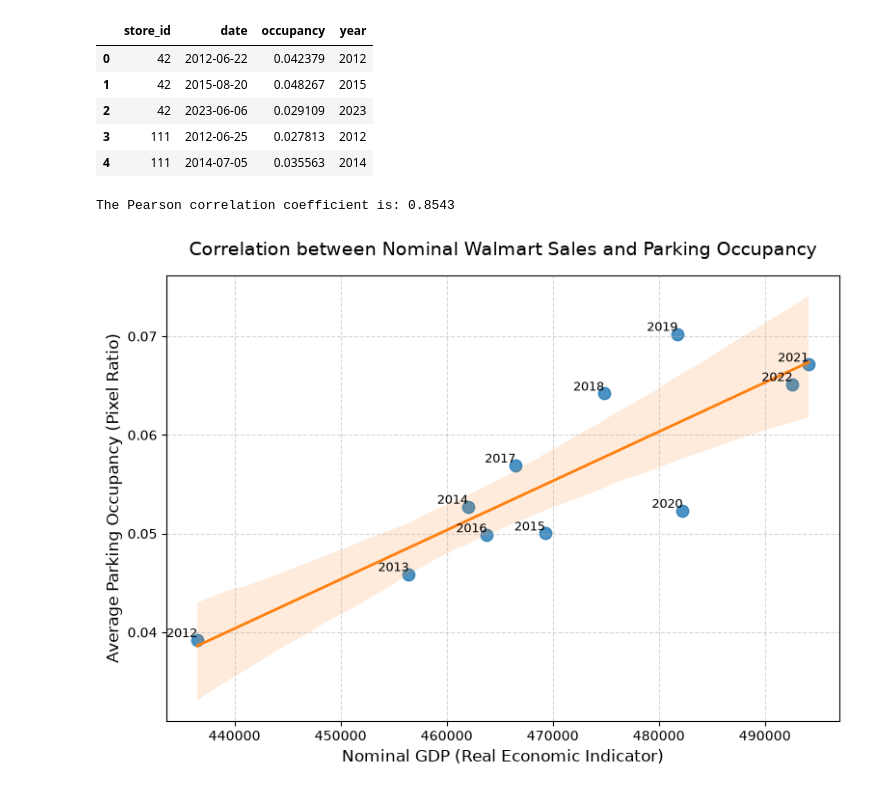
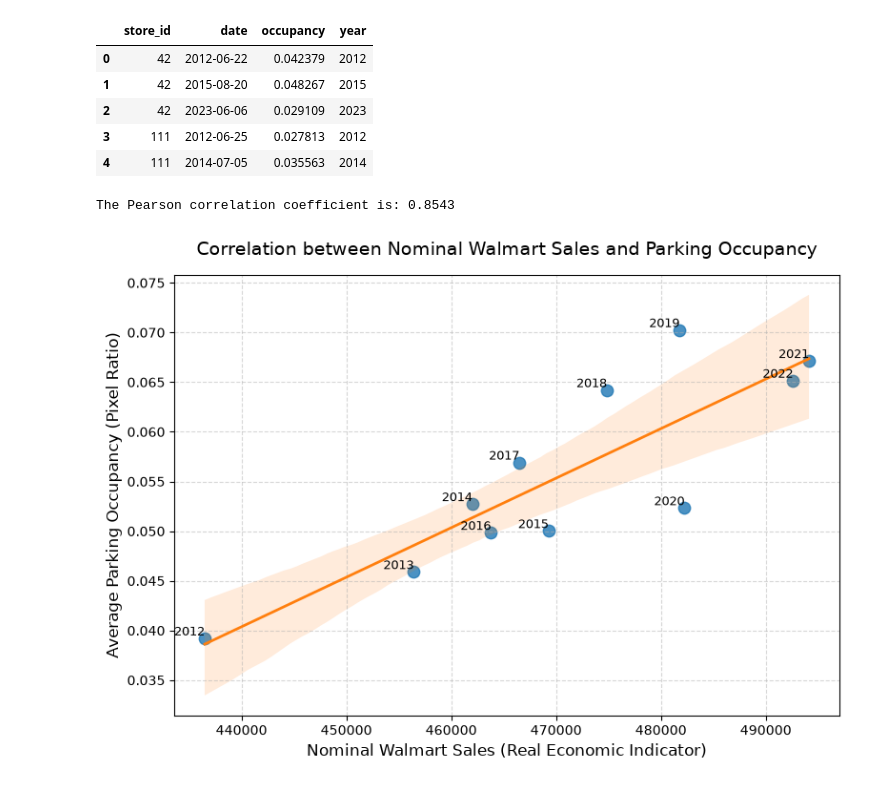
Before and after one commit to Manzife/Application-of-Deep-learning-image, a Jupyter notebook: notebooks/analysis/correlation_analysis.ipynb, the cells around one changed output. Cells and saved outputs as stored; diff of their text form; code cells hidden in the pictures.

```diff
--- a/notebooks/analysis/correlation_analysis.ipynb
+++ b/notebooks/analysis/correlation_analysis.ipynb
@@ -46,39 +45,39 @@ df_occupancy_filtered = df_occupancy[(df_occupancy['year'] <= 2022) & (df_occupa
 df_occ_yearly = df_occupancy_filtered.groupby('year')['occupancy'].mean().reset_index()
 
 # Merge the occupancy data with the normalized GDP data on the 'year' column
-df_correlation = pd.merge(df_occ_yearly, df_pib[['year', 'Nominal_GDP']], on='year')
+df_correlation = pd.merge(df_occ_yearly, df_pib[['year', 'Nominal_walmart_sales']], on='year')
 
-# Compute the Pearson correlation coefficient between Normalized_GDP and occupancy
-correlation_matrix = df_correlation[['Nominal_GDP', 'occupancy']].corr()
-correlation_value = correlation_matrix.loc['Nominal_GDP', 'occupancy']
+# Compute the Pearson correlation coefficient between Nominal_walmart_sales and occupancy
+correlation_matrix = df_correlation[['Nominal_walmart_sales', 'occupancy']].corr()
+correlation_value = correlation_matrix.loc['Nominal_walmart_sales', 'occupancy']
 
 print(f"The Pearson correlation coefficient is: {correlation_value:.4f}")
 
 # Visualization
 plt.figure(figsize=(9, 6))
 sns.regplot(
     data=df_correlation,
-    x='Nominal_GDP',
+    x='Nominal_walmart_sales',
     y='occupancy',
     scatter_kws={'s': 80, 'color': '#1f77b4', 'alpha': 0.8},
     line_kws={'color': '#ff7f0e', 'linewidth': 2}
 )
 for i in range(df_correlation.shape[0]):
     plt.text(
-        df_correlation['Nominal_GDP'].iloc[i],
+        df_correlation['Nominal_walmart_sales'].iloc[i],
         df_correlation['occupancy'].iloc[i],
         str(int(df_correlation['year'].iloc[i])),
         verticalalignment='bottom',
         horizontalalignment='right',
         fontsize=9
     )
 
 plt.title('Correlation between Nominal Walmart Sales and Parking Occupancy', fontsize=14, pad=15)
-plt.xlabel('Nominal GDP (Real Economic Indicator)', fontsize=12)
+plt.xlabel('Nominal Walmart Sales (Real Economic Indicator)', fontsize=12)
 plt.ylabel('Average Parking Occupancy (Pixel Ratio)', fontsize=12)
 plt.grid(True, linestyle='--', alpha=0.5)
 
 plt.show()
 # %% [output]
 The Pearson correlation coefficient is: 0.8543
-[figure, old version]
+[figure, new version]
```
Also changed, not shown: parts of 2 cells of this notebook, 1 other file.
